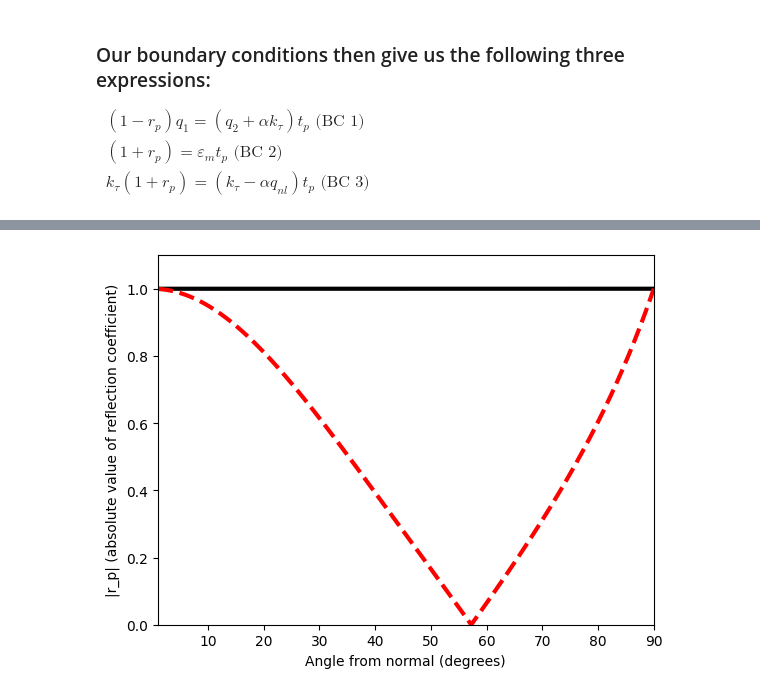
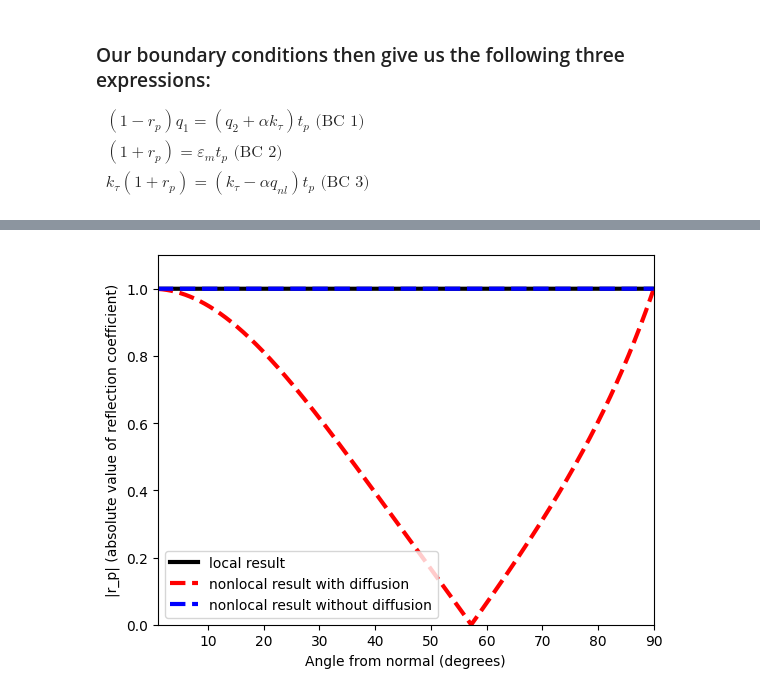
Before and after one commit to AliGhorashiCMT/Coherent-Perfect-Absorption, a Jupyter notebook: thin films/nonlocal_anistropic_brewster.ipynb, the cells around one changed output, grey strips where cells are left out. Drawn from its saved outputs; the diff is of its cells as text; code cells hidden in the pictures.

Commit message:
brewster with diffusion plots

```diff
--- a/thin films/nonlocal_anistropic_brewster.ipynb
+++ b/thin films/nonlocal_anistropic_brewster.ipynb
@@ -51,13 +51,13 @@ def equation_11(k, omega, gamma, eta, epsilon_d=1):
 eta = 5e-3
 N_k_real = 1000
 N_k_imag = 1000
-gamma = 0.01
+gamma = 0.1
 #gamma = 1e-3
 N_omega = 500
 k_v_real = np.linspace(0, 6, N_k_real)
 k_v_imag = np.linspace(0, 2, N_k_imag)
-#omega_v = np.linspace(0.5, 0.9, N_omega) # For gamma = 0.1
-omega_v = np.linspace(0.5, 0.725, N_omega) # For gamma = 0.01
+omega_v = np.linspace(0.5, 0.9, N_omega) # For gamma = 0.1
+#omega_v = np.linspace(0.5, 0.725, N_omega) # For gamma = 0.01
 k_mat_real = np.repeat(np.reshape(k_v_real, (N_k_real, 1)), N_k_imag, axis=1)
 k_mat_imag = np.repeat(np.reshape(k_v_imag, (1, N_k_imag)), N_k_real, axis=0)
 # %%
@@ -324,16 +363,24 @@ $\begin{align*}
 # %%
 def r_p_drude(omega, gamma, theta):
     epsilon = 1 - 1/(omega*(omega+1j*gamma))
-    numerator = epsilon*cos(theta)-sqrt(epsilon-sin(theta)**2)
-    denominator = epsilon*cos(theta)+sqrt(epsilon-sin(theta)**2)
+    q_1 = cos(theta)
+    q_2 = sqrt(epsilon-sin(theta)**2)
+    q_2 = np.where(q_2.imag < 0, -q_2, q_2)
+    numerator = epsilon*q_1 - q_2
+    denominator = epsilon*q_1 + q_2
     return np.abs(numerator/denominator)
 
 def r_p_nonlocal_drude(omega, gamma, eta, theta):
     epsilon = 1 - 1/(omega*(omega+1j*gamma))
     k_nl_sqrd = (1/eta**2)*(1+1j*gamma/omega-1/omega**2)
     kappa_nl = sqrt(k_nl_sqrd-sin(theta)**2)
-    numerator = kappa_nl*epsilon*cos(theta) - kappa_nl*sqrt(epsilon-sin(theta)**2) + (epsilon-1)*sin(theta)**2
-    denominator = kappa_nl*epsilon*cos(theta) + kappa_nl*sqrt(epsilon-sin(theta)**2) -(epsilon-1)*sin(theta)**2
+    q_1 = cos(theta)
+    q_2 = sqrt(epsilon-sin(theta)**2)
+    q_2 = np.where(q_2.imag < 0, -q_2, q_2)
+    kappa_nl = np.where(kappa_nl.imag < 0, -kappa_nl, kappa_nl)
+
+    numerator = kappa_nl*epsilon*q_1 - kappa_nl*q_2 + (epsilon-1)*sin(theta)**2
+    denominator = kappa_nl*epsilon*q_1 + kappa_nl*q_2 - (epsilon-1)*sin(theta)**2
     return np.abs(numerator/denominator)
 # %%
 N = 1000000
@@ -363,12 +413,14 @@ def r_p_nonlocal_diffusion_drude(omega, gamma, v_F, theta):
     epsilon = 1 - 1/(omega*(omega+1j*gamma))
     k_nl_sqrd = (1/eta_sqrd)*(1+1j*gamma/omega-1/omega**2)
     kappa_nl = sqrt(k_nl_sqrd-sin(theta)**2)
+    kappa_nl = np.where(kappa_nl.imag < 0, -kappa_nl, kappa_nl)
+
+    q_1 = cos(theta)
     q_2 = sqrt(epsilon-sin(theta)**2)
-    kappa_nl = np.where(kappa_nl.imag < 0, -kappa_nl, kappa_nl)
     q_2 = np.where(q_2.imag < 0, -q_2, q_2)
 
-    numerator = kappa_nl*epsilon*cos(theta) - kappa_nl*q_2 + (epsilon-1)*sin(theta)**2
-    denominator = kappa_nl*epsilon*cos(theta) + kappa_nl*q_2 - (epsilon-1)*sin(theta)**2
+    numerator = kappa_nl*epsilon*q_1 - kappa_nl*q_2 + (epsilon-1)*sin(theta)**2
+    denominator = kappa_nl*epsilon*q_1 + kappa_nl*q_2 - (epsilon-1)*sin(theta)**2
     return np.abs(numerator/denominator)
 # %%
 N = 10000
@@ -378,12 +430,16 @@ omega = 0.707
 gamma = 5e-5
 r_p_v = r_p_drude(omega, gamma, angles*pi/180)
 r_p_v_nonlocal_diffusion = r_p_nonlocal_diffusion_drude(omega, gamma, v_F, angles*pi/180)
+r_p_v_nonlocal = r_p_nonlocal_drude(omega, gamma, sqrt(3/5) * v_F, angles*pi/180)
 # %%
 plt.plot(angles, r_p_v, linewidth=3, color="black", label="local result")
-plt.plot(angles, r_p_v_nonlocal_diffusion, linewidth=3, linestyle="dashed", color="red", label="nonlocal result")
+plt.plot(angles, r_p_v_nonlocal_diffusion, linewidth=3, linestyle="dashed", color="red", label="nonlocal result with diffusion")
+plt.plot(angles, r_p_v_nonlocal, linewidth=3, linestyle="dashed", color="blue", label="nonlocal result without diffusion")
+
 plt.ylim(0, 1.1)
 plt.xlim(angles.min(), angles.max());
 plt.xlabel("Angle from normal (degrees)")
+plt.legend();
 plt.ylabel("|r_p| (absolute value of reflection coefficient)");
 # %% [output]
-[figure, old version]
+[figure, new version]
```
Also changed, not shown: parts of 16 cells of this notebook.
